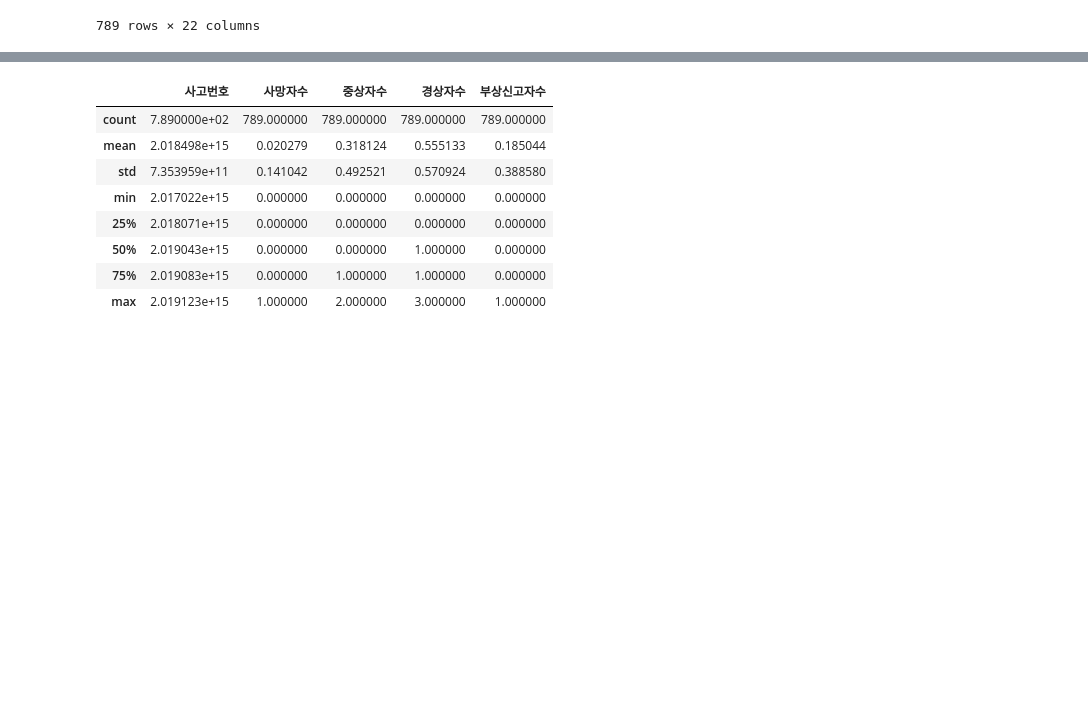
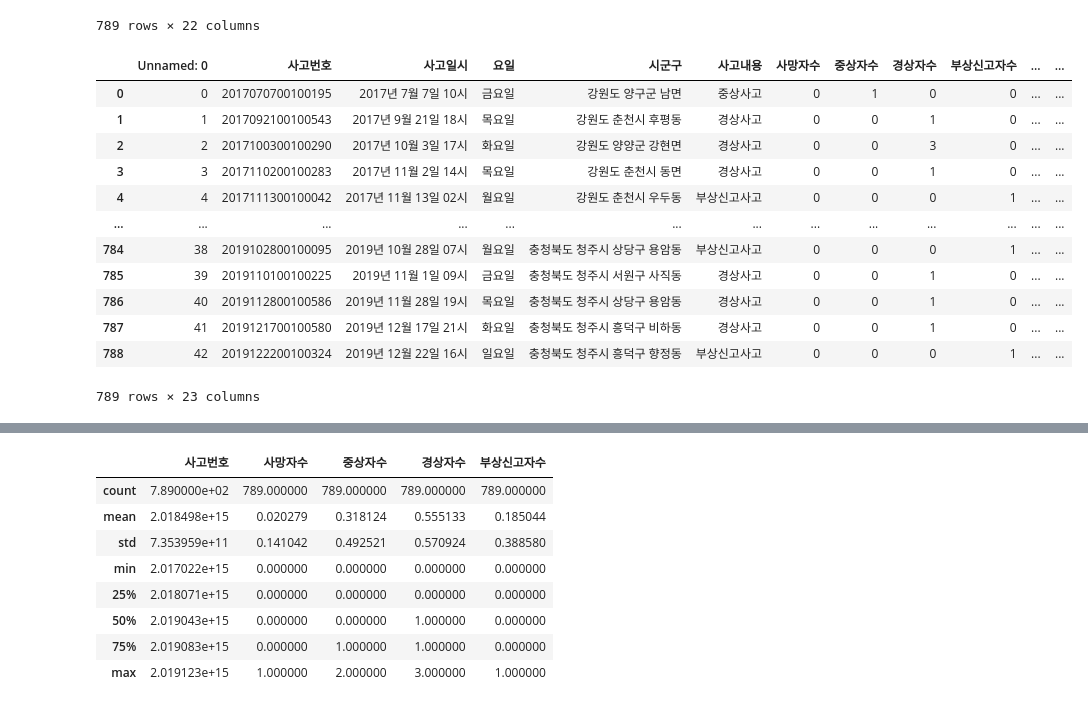
Before and after one commit to so02e/stop_kickrani_GIS, a Jupyter notebook: PM_accident.ipynb, the cells around one changed output, grey strips where cells are left out. Saved outputs shown, nothing was run; the diff lists cells and outputs as text; code cells hidden in the pictures; blank space fills up the shorter version.

```diff
--- a/PM_accident.ipynb
+++ b/PM_accident.ipynb
@@ -83,3 +83,20 @@ PM
 789 rows × 22 columns
 # %%
 PM.to_csv("output/PM_accident.csv")
+# %%
+PM = pd.read_csv("output/PM_accident.csv")
+PM
+# %% [output]
+|  | Unnamed: 0 | 사고번호 | 사고일시 | 요일 | 시군구 | 사고내용 | 사망자수 | 중상자수 | 경상자수 | 부상신고자수 | ... | ... |
+| 0 | 0 | 2017070700100195 | 2017년 7월 7일 10시 | 금요일 | 강원도 양구군 남면 | 중상사고 | 0 | 1 | 0 | 0 | ... | ... |
+| 1 | 1 | 2017092100100543 | 2017년 9월 21일 18시 | 목요일 | 강원도 춘천시 후평동 | 경상사고 | 0 | 0 | 1 | 0 | ... | ... |
+| 2 | 2 | 2017100300100290 | 2017년 10월 3일 17시 | 화요일 | 강원도 양양군 강현면 | 경상사고 | 0 | 0 | 3 | 0 | ... | ... |
+| 3 | 3 | 2017110200100283 | 2017년 11월 2일 14시 | 목요일 | 강원도 춘천시 동면 | 경상사고 | 0 | 0 | 1 | 0 | ... | ... |
+| 4 | 4 | 2017111300100042 | 2017년 11월 13일 02시 | 월요일 | 강원도 춘천시 우두동 | 부상신고사고 | 0 | 0 | 0 | 1 | ... | ... |
+| ... | ... | ... | ... | ... | ... | ... | ... | ... | ... | ... | ... | ... |
+| 784 | 38 | 2019102800100095 | 2019년 10월 28일 07시 | 월요일 | 충청북도 청주시 상당구 용암동 | 부상신고사고 | 0 | 0 | 0 | 1 | ... | ... |
+| 785 | 39 | 2019110100100225 | 2019년 11월 1일 09시 | 금요일 | 충청북도 청주시 서원구 사직동 | 경상사고 | 0 | 0 | 1 | 0 | ... | ... |
+| 786 | 40 | 2019112800100586 | 2019년 11월 28일 19시 | 목요일 | 충청북도 청주시 상당구 용암동 | 경상사고 | 0 | 0 | 1 | 0 | ... | ... |
+| 787 | 41 | 2019121700100580 | 2019년 12월 17일 21시 | 화요일 | 충청북도 청주시 흥덕구 비하동 | 경상사고 | 0 | 0 | 1 | 0 | ... | ... |
+| 788 | 42 | 2019122200100324 | 2019년 12월 22일 16시 | 일요일 | 충청북도 청주시 흥덕구 향정동 | 부상신고사고 | 0 | 0 | 0 | 1 | ... | ... |
+789 rows × 23 columns
```
Also changed, not shown: parts of 2 cells of this notebook, 5 other files.
